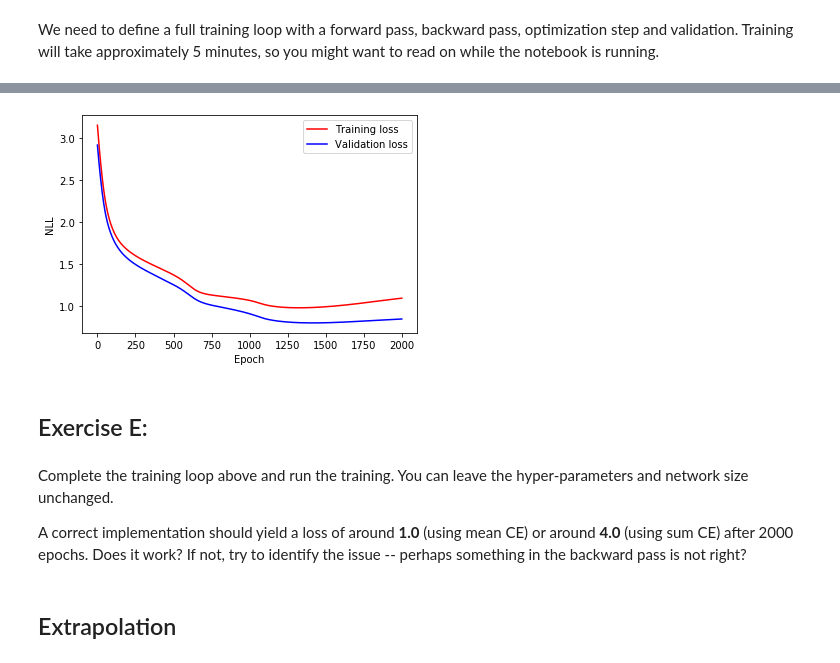
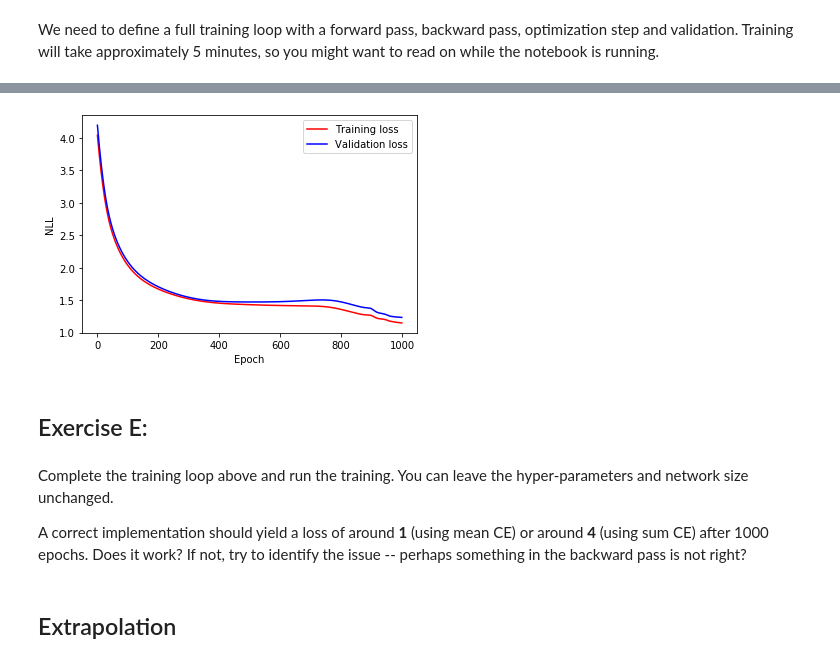
Before and after one commit to nicklashansen/rnn_lstm_from_scratch, a Jupyter notebook: RNN_LSTM_from_scratch.ipynb, the cells around one changed output, grey strips where cells are left out. Saved outputs shown, nothing was run; the diff lists cells and outputs as text; code cells hidden in the pictures.

```diff
--- a/RNN_LSTM_from_scratch.ipynb
+++ b/RNN_LSTM_from_scratch.ipynb
@@ -76,8 +76,8 @@ def generate_dataset(num_sequences=2**8):
     samples = []
 
     for _ in range(num_sequences):
-        num_tokens = np.random.randint(1, 6)
-        sample = ['a'] * num_tokens + ['b'] * num_tokens + ['a'] * num_tokens + ['EOS']
+        num_tokens = np.random.randint(1, 12)
+        sample = ['a'] * num_tokens + ['b'] * num_tokens + ['EOS']
         samples.append(sample)
 
     return samples
@@ -678,7 +678,7 @@ import matplotlib.pyplot as plt
 %matplotlib inline
 
 # Hyper-parameters
-num_epochs = 2000
+num_epochs = 1000
 
 # Initialize a new network
 params = init_rnn(hidden_size=hidden_size, vocab_size=vocab_size)
@@ -804,10 +805,10 @@ Predicted sequence:
-[figure, old version]
+[figure, new version]
 # %% [markdown]
 ## Exercise E:
 # %% [markdown]
 Complete the training loop above and run the training. You can leave the hyper-parameters and network size unchanged.
 
-A correct implementation should yield a loss of around **1.0** (using mean CE) or around **4.0** (using sum CE) after 2000 epochs. Does it work? If not, try to identify the issue -- perhaps something in the backward pass is not right?
+A correct implementation should yield a loss of around **1** (using mean CE) or around **4** (using sum CE) after 1000 epochs. Does it work? If not, try to identify the issue -- perhaps something in the backward pass is not right?
 # %% [markdown]
 ## Extrapolation
 # %% [markdown]
```
Also changed, not shown: parts of 10 cells of this notebook.
